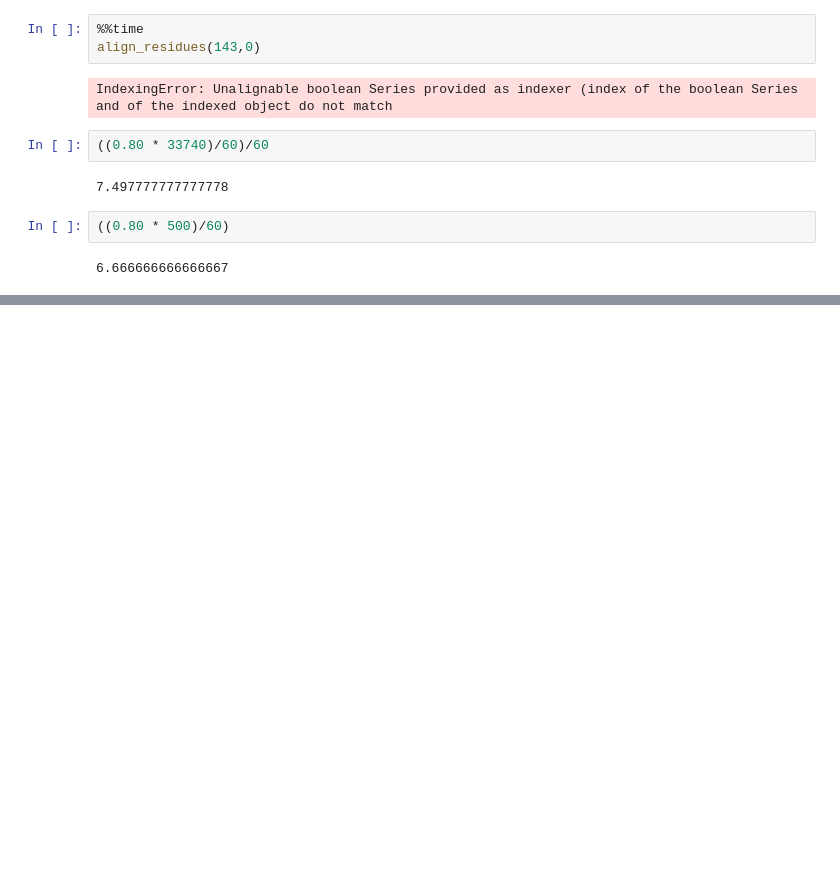
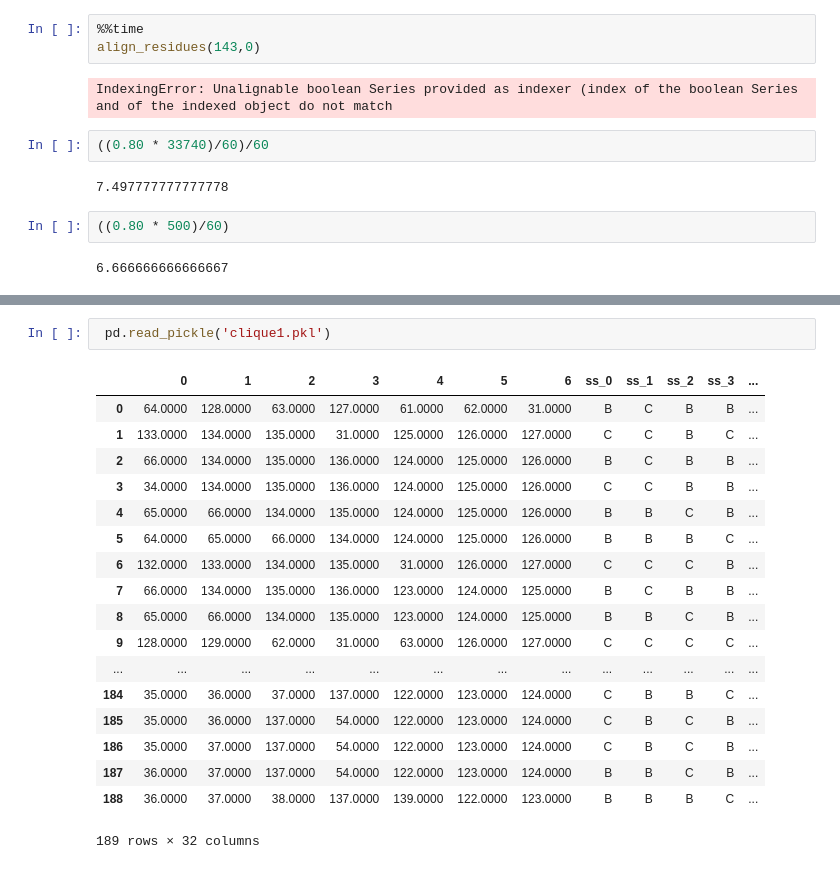
Before and after one commit to serch86/click_python, a Jupyter notebook: Serch/Experimentos/Alineacion_check.ipynb, the cells around one changed output, grey strips where cells are left out. Cells and saved outputs as stored; diff of their text form; blank space fills up the shorter version.

```diff
--- a/Serch/Experimentos/Alineacion_check.ipynb
+++ b/Serch/Experimentos/Alineacion_check.ipynb
@@ -308,0 +382,21 @@ IndexingError: Unalignable boolean Series provided as indexer (index of the bool
+# %%
+ pd.read_pickle('clique1.pkl')
+# %% [output]
+|  | 0 | 1 | 2 | 3 | 4 | 5 | 6 | ss_0 | ss_1 | ss_2 | ss_3 | ... |
+| 0 | 64.0000 | 128.0000 | 63.0000 | 127.0000 | 61.0000 | 62.0000 | 31.0000 | B | C | B | B | ... |
+| 1 | 133.0000 | 134.0000 | 135.0000 | 31.0000 | 125.0000 | 126.0000 | 127.0000 | C | C | B | C | ... |
+| 2 | 66.0000 | 134.0000 | 135.0000 | 136.0000 | 124.0000 | 125.0000 | 126.0000 | B | C | B | B | ... |
+| 3 | 34.0000 | 134.0000 | 135.0000 | 136.0000 | 124.0000 | 125.0000 | 126.0000 | C | C | B | B | ... |
+| 4 | 65.0000 | 66.0000 | 134.0000 | 135.0000 | 124.0000 | 125.0000 | 126.0000 | B | B | C | B | ... |
+| 5 | 64.0000 | 65.0000 | 66.0000 | 134.0000 | 124.0000 | 125.0000 | 126.0000 | B | B | B | C | ... |
+| 6 | 132.0000 | 133.0000 | 134.0000 | 135.0000 | 31.0000 | 126.0000 | 127.0000 | C | C | C | B | ... |
+| 7 | 66.0000 | 134.0000 | 135.0000 | 136.0000 | 123.0000 | 124.0000 | 125.0000 | B | C | B | B | ... |
+| 8 | 65.0000 | 66.0000 | 134.0000 | 135.0000 | 123.0000 | 124.0000 | 125.0000 | B | B | C | B | ... |
+| 9 | 128.0000 | 129.0000 | 62.0000 | 31.0000 | 63.0000 | 126.0000 | 127.0000 | C | C | C | C | ... |
+| ... | ... | ... | ... | ... | ... | ... | ... | ... | ... | ... | ... | ... |
+| 184 | 35.0000 | 36.0000 | 37.0000 | 137.0000 | 122.0000 | 123.0000 | 124.0000 | C | B | B | C | ... |
+| 185 | 35.0000 | 36.0000 | 137.0000 | 54.0000 | 122.0000 | 123.0000 | 124.0000 | C | B | C | B | ... |
+| 186 | 35.0000 | 37.0000 | 137.0000 | 54.0000 | 122.0000 | 123.0000 | 124.0000 | C | B | C | B | ... |
+| 187 | 36.0000 | 37.0000 | 137.0000 | 54.0000 | 122.0000 | 123.0000 | 124.0000 | B | B | C | B | ... |
+| 188 | 36.0000 | 37.0000 | 38.0000 | 137.0000 | 139.0000 | 122.0000 | 123.0000 | B | B | B | C | ... |
+189 rows × 32 columns
```
Also changed, not shown: parts of 9 cells of this notebook, 56 other files.
